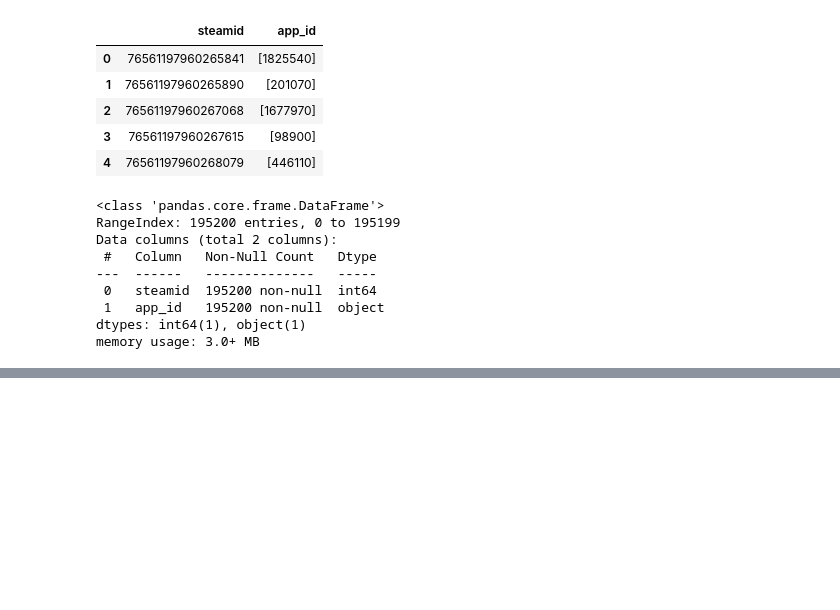
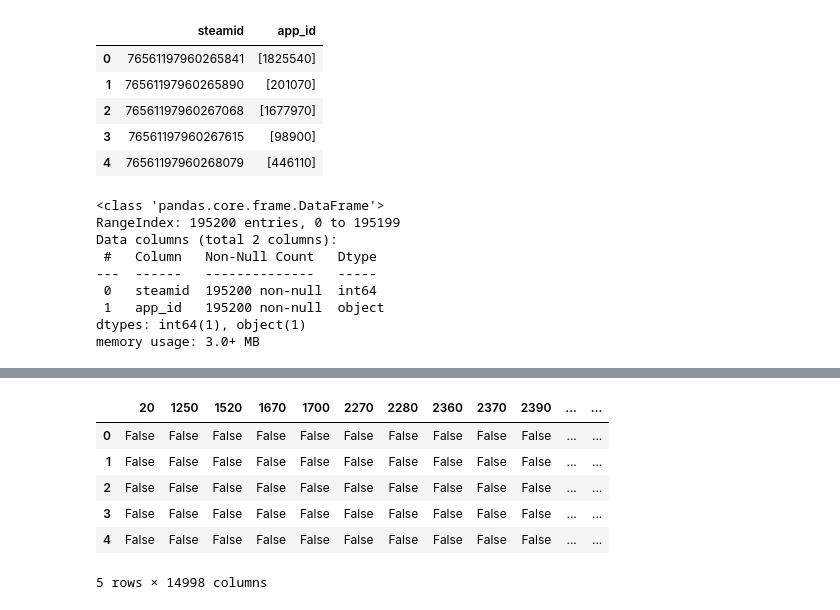
Before and after one commit to notrealqt/HCMIU_Data-Mining, a Jupyter notebook: review/cleaned_review/Association_1.ipynb, the cells around one changed output, grey strips where cells are left out. Drawn from its saved outputs; the diff is of its cells as text; code cells hidden in the pictures; blank space fills up the shorter version.

```diff
--- a/review/cleaned_review/Association_1.ipynb
+++ b/review/cleaned_review/Association_1.ipynb
@@ -80 +57,11 @@ df.head()
+# %%
+df.head()
+# %% [output]
+|  | 20 | 1250 | 1520 | 1670 | 1700 | 2270 | 2280 | 2360 | 2370 | 2390 | ... | ... |
+| 0 | False | False | False | False | False | False | False | False | False | False | ... | ... |
+| 1 | False | False | False | False | False | False | False | False | False | False | ... | ... |
+| 2 | False | False | False | False | False | False | False | False | False | False | ... | ... |
+| 3 | False | False | False | False | False | False | False | False | False | False | ... | ... |
+| 4 | False | False | False | False | False | False | False | False | False | False | ... | ... |
+5 rows × 14998 columns
 # %%
```
Also changed, not shown: parts of 13 cells of this notebook.
